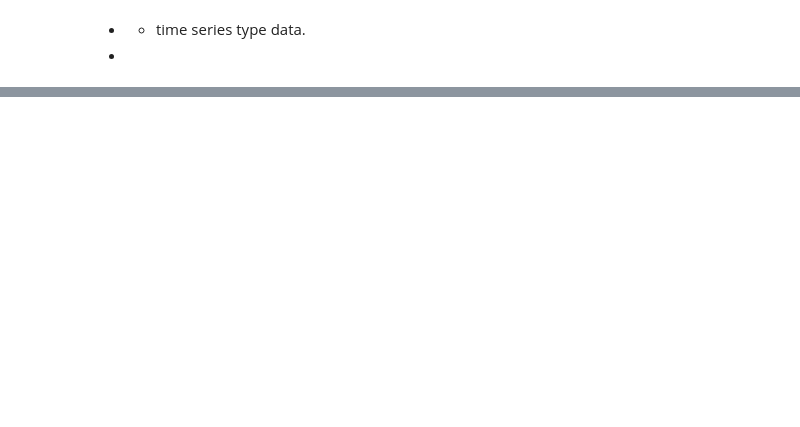
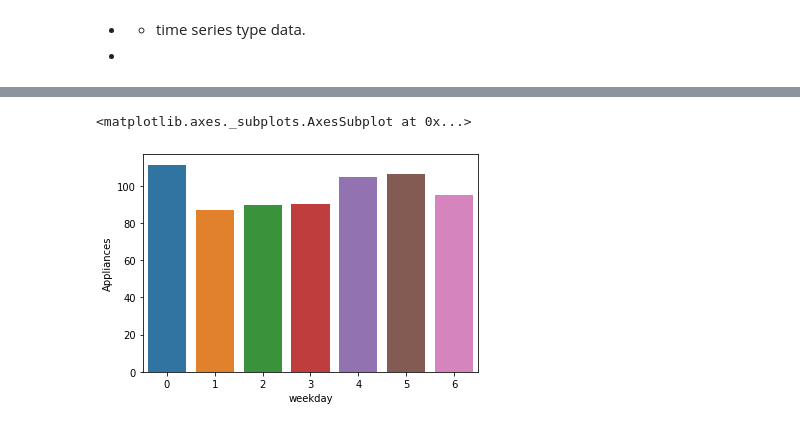
Before and after one commit to Shubhankitsirvaiya/Appliance-Energy-Prediction, a Jupyter notebook: Capstone_Project_Regression.ipynb, the cells around one changed output, grey strips where cells are left out. Cells and saved outputs as stored; diff of their text form; code cells hidden in the pictures; blank space fills up the shorter version.

```diff
--- a/Capstone_Project_Regression.ipynb
+++ b/Capstone_Project_Regression.ipynb
@@ -74,0 +136,9 @@ sns.heatmap(df.corr(),annot=True,)
+# %%
+def hour_fet(x):
+   return pd.to_datetime(x).hour
+
+def weekday_fet(x):
+   return pd.to_datetime(x).weekday()
+# %%
+df['hour']=df['date'].apply(hour_fet)
+df['weekday']=df['date'].apply(weekday_fet)
@@ -74,0 +154,6 @@ sns.heatmap(df.corr(),annot=True,)
+# %%
+weekday_eng=pd.DataFrame(df.groupby('weekday')['Appliances'].mean()).reset_index()
+sns.barplot(x=weekday_eng['weekday'],y=weekday_eng['Appliances'])
+# %% [output]
+<matplotlib.axes._subplots.AxesSubplot at 0x...>
+[figure, added]
```
Also changed, not shown: parts of 19 cells of this notebook.
